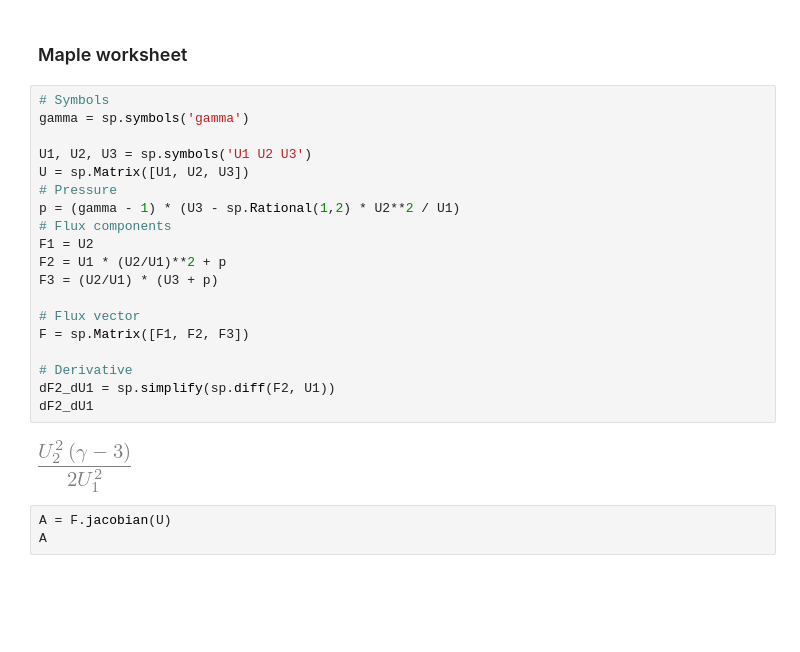
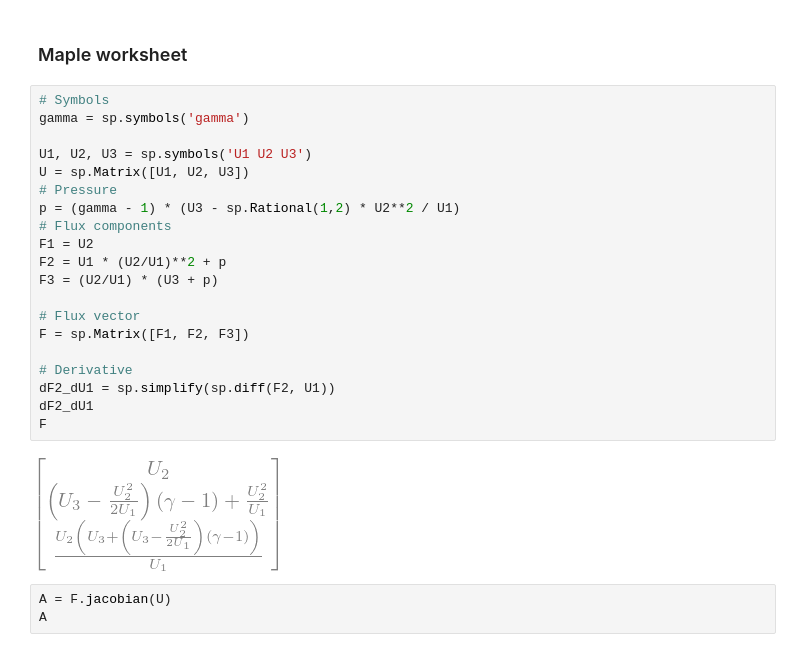
Before and after one commit to annashens/ME663-A2, a Jupyter notebook: 1_test.ipynb, the cells around one changed output. Cells and saved outputs as stored; diff of their text form; blank space fills up the shorter version.

```diff
--- a/1_test.ipynb
+++ b/1_test.ipynb
@@ -9,24 +9,25 @@ init_printing()
 # %%
 # Symbols
 gamma = sp.symbols('gamma')
 
 U1, U2, U3 = sp.symbols('U1 U2 U3')
 U = sp.Matrix([U1, U2, U3])
 # Pressure
 p = (gamma - 1) * (U3 - sp.Rational(1,2) * U2**2 / U1)
 # Flux components
 F1 = U2
 F2 = U1 * (U2/U1)**2 + p
 F3 = (U2/U1) * (U3 + p)
 
 # Flux vector
 F = sp.Matrix([F1, F2, F3])
 
 # Derivative
 dF2_dU1 = sp.simplify(sp.diff(F2, U1))
 dF2_dU1
+F
 # %% [output]
-[figure, old version]
+[figure, new version]
 # %%
 A = F.jacobian(U)
 A
```
Also changed, not shown: parts of 3 cells of this notebook, 1 other file.
